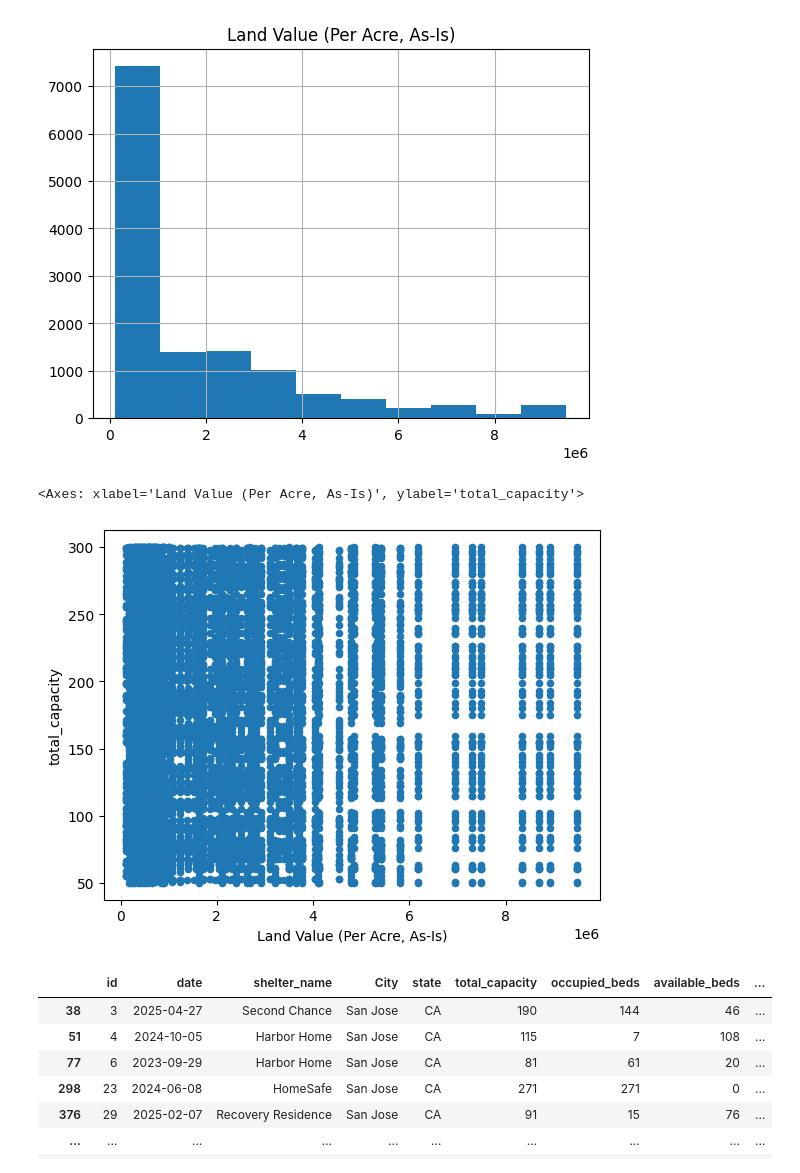
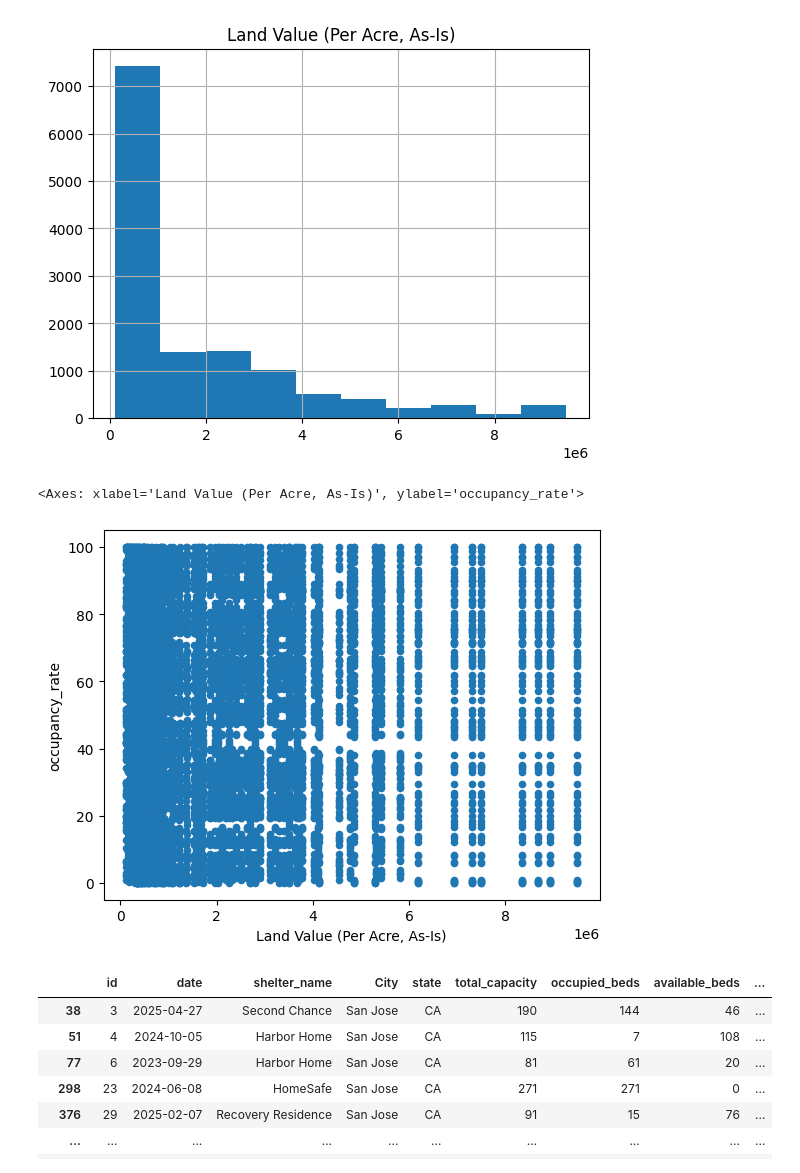
Before and after one commit to iselekp/IT4015_Final_Project, a Jupyter notebook: IT4015_Final_Project.ipynb, the cells around one changed output. Drawn from its saved outputs; the diff is of its cells as text; code cells hidden in the pictures.

```diff
--- a/IT4015_Final_Project.ipynb
+++ b/IT4015_Final_Project.ipynb
@@ -190,10 +192,10 @@ array([[<Axes: title={'center': 'Land Value (Per Acre, As-Is)'}>]],
       dtype=object)
 [figure]
 # %%
-shelter_land_price.plot.scatter("Land Value (Per Acre, As-Is)", "total_capacity")
+shelter_land_price.plot.scatter("Land Value (Per Acre, As-Is)", "occupancy_rate")
 # %% [output]
-<Axes: xlabel='Land Value (Per Acre, As-Is)', ylabel='total_capacity'>
+<Axes: xlabel='Land Value (Per Acre, As-Is)', ylabel='occupancy_rate'>
-[figure, old version]
+[figure, new version]
 # %%
 shelter_land_price.loc[shelter_land_price['Land Value (Per Acre, As-Is)'] == 9.489900e+06]
 # %% [output]
```
Also changed, not shown: parts of 5 cells of this notebook.
